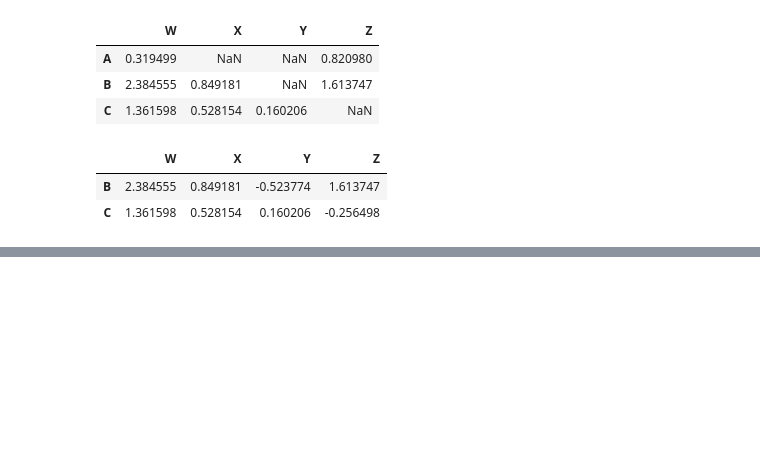
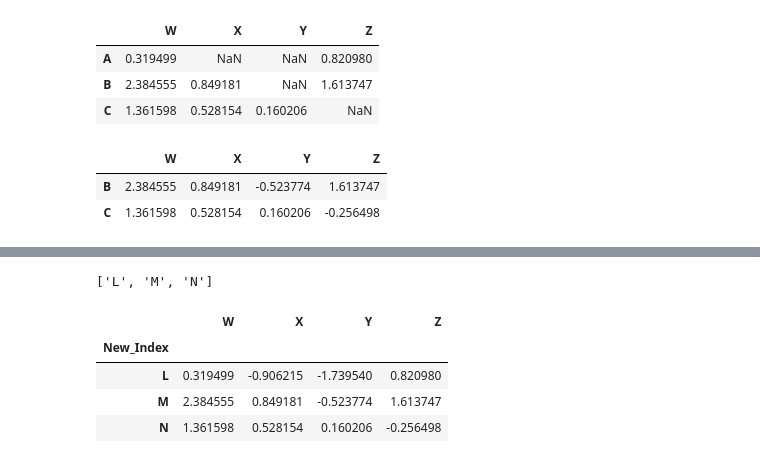
Before and after one commit to shubham25091998/machine_learning, a Jupyter notebook: PandasBasic.ipynb, the cells around one changed output, grey strips where cells are left out. Drawn from its saved outputs; the diff is of its cells as text; code cells hidden in the pictures; blank space fills up the shorter version.

```diff
--- a/PandasBasic.ipynb
+++ b/PandasBasic.ipynb
@@ -168,0 +199,14 @@ mydata[mydata['X'] > 0]
+# %%
+# setting another column as index
+new_index = "L M N".split()
+print(new_index)
+
+mydata['New_Index'] = new_index
+mydata.set_index("New_Index")
+# %% [output]
+['L', 'M', 'N']
+|  | W | X | Y | Z |
+| New_Index |  |  |  |  |
+| L | 0.319499 | -0.906215 | -1.739540 | 0.820980 |
+| M | 2.384555 | 0.849181 | -0.523774 | 1.613747 |
+| N | 1.361598 | 0.528154 | 0.160206 | -0.256498 |
```
Also changed, not shown: parts of 7 cells of this notebook.
